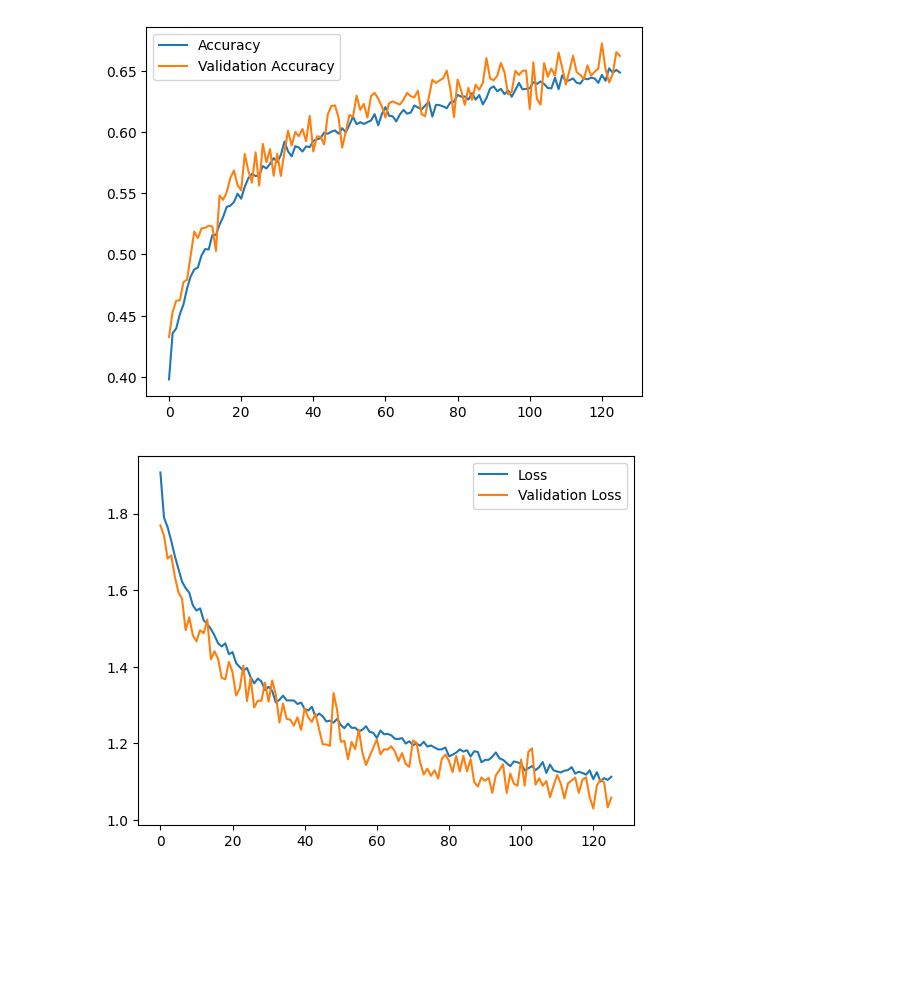
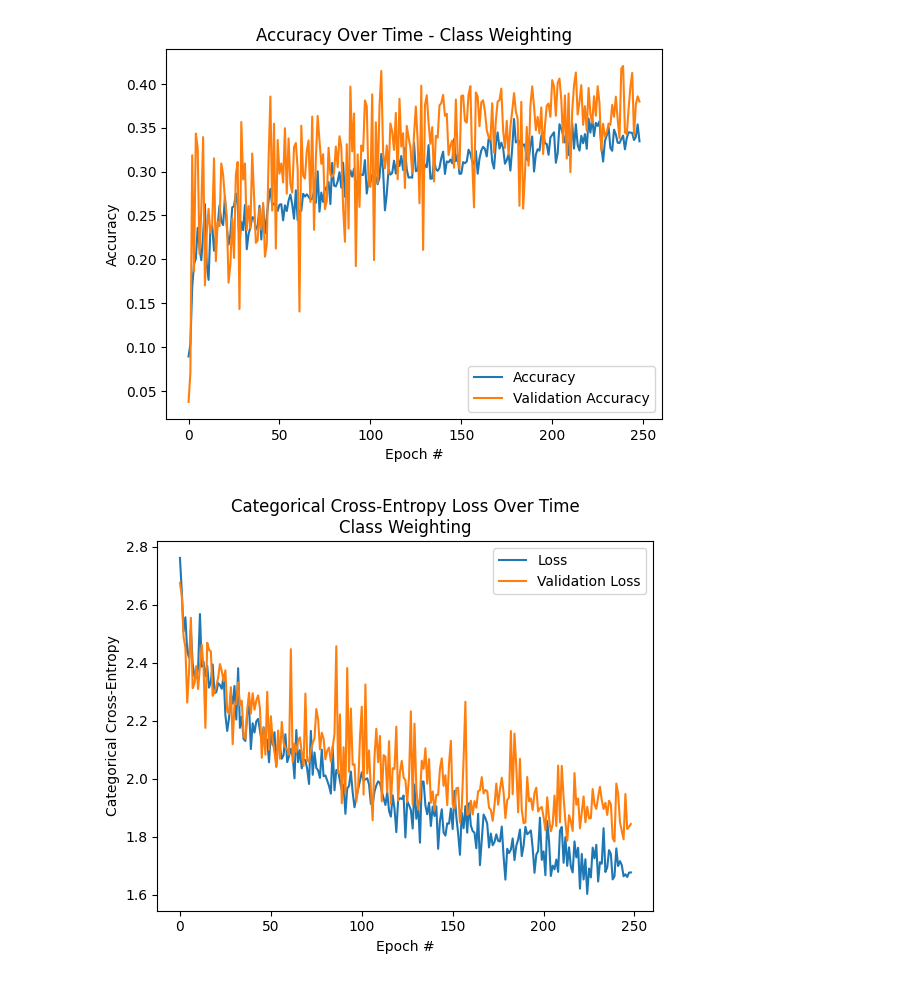
Before and after one commit to peterlecavalier/genre_classifier, a Jupyter notebook: visualize_loss_acc.ipynb, the cells around one changed output. Drawn from its saved outputs; the diff is of its cells as text; code cells hidden in the pictures; blank space fills up the shorter version.

```diff
--- a/visualize_loss_acc.ipynb
+++ b/visualize_loss_acc.ipynb
@@ -1,31 +1,42 @@
 # %%
 import pandas as pd
 import os
 import matplotlib.pyplot as plt
 
+# Get the history CSV
 training_dir_list = os.listdir('./training/')
 training_dir_list.sort()
-load_file = './training/' + training_dir_list[-1] + '/history.csv'
-
+load_file = './training/' + training_dir_list[-2] + '/history.csv'
 history = pd.read_csv(load_file)
 
+# Extract all the historical values
 acc = history['acc']
 val_acc = history['val_acc']
 loss = history['loss']
 val_loss = history['val_loss']
 
+# Plot Accuracy
 plt.figure()
 plt.plot(acc, label='Accuracy')
 plt.plot(val_acc, label='Validation Accuracy')
+plt.title('Accuracy Over Time - Class Weighting')
+plt.xlabel('Epoch #')
+plt.ylabel('Accuracy')
 plt.legend()
+plt.savefig('./visualizations/weight_acc.png')
 plt.show()
 # %% [output]
-[figure, old version]
+[figure, new version]
 # %%
+# Plot Loss
 plt.figure()
 plt.plot(loss, label='Loss')
 plt.plot(val_loss, label='Validation Loss')
+plt.title('Categorical Cross-Entropy Loss Over Time\nClass Weighting')
+plt.xlabel('Epoch #')
+plt.ylabel('Categorical Cross-Entropy')
 plt.legend()
+plt.savefig('./visualizations/weight_loss.png')
 plt.show()
 # %% [output]
-[figure, old version]
+[figure, new version]
```
Also changed, not shown: 9 other files.
